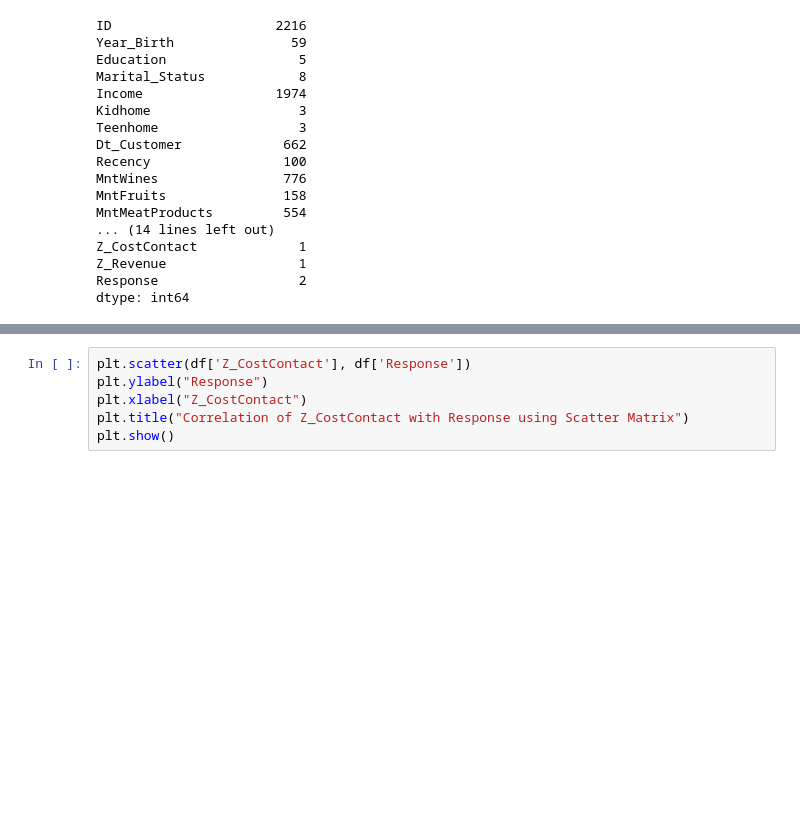
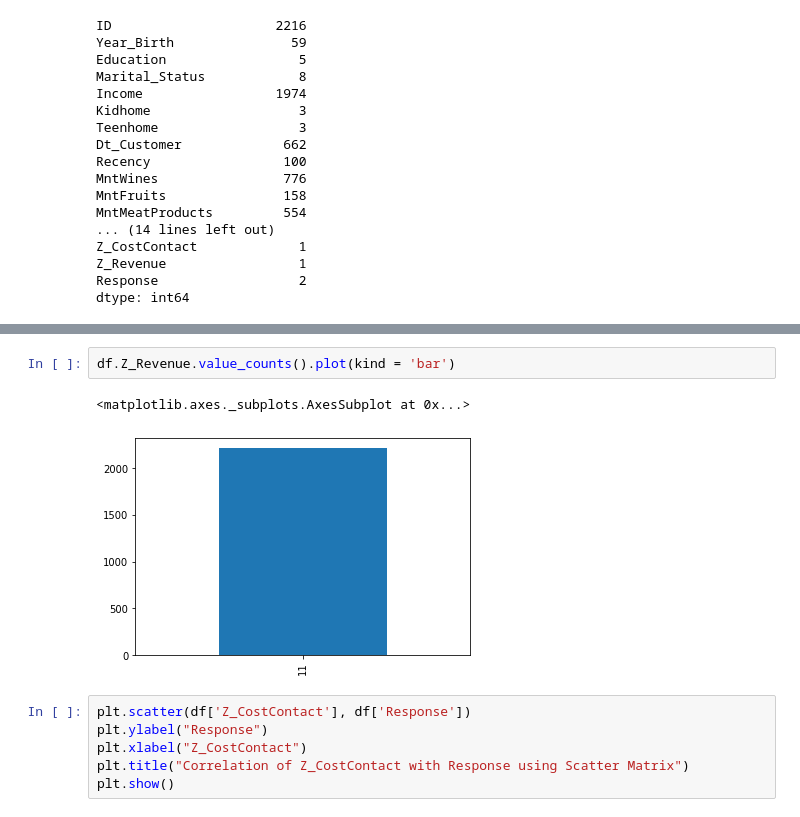
Before and after one commit to sifatnabil/Customer_Personality_Analysis, a Jupyter notebook: Customer_Personality_Analysis_(Data_Part)_.ipynb, the cells around one changed output, grey strips where cells are left out. Cells and saved outputs as stored; diff of their text form; blank space fills up the shorter version.

```diff
--- a/Customer_Personality_Analysis_(Data_Part)_.ipynb
+++ b/Customer_Personality_Analysis_(Data_Part)_.ipynb
@@ -158,3 +165,8 @@ dtype: int64
+# %%
+df.Z_Revenue.value_counts().plot(kind = 'bar')
+# %% [output]
+<matplotlib.axes._subplots.AxesSubplot at 0x...>
+[figure, added]
 # %%
 plt.scatter(df['Z_CostContact'], df['Response'])
 plt.ylabel("Response")
```
Also changed, not shown: parts of 39 cells of this notebook.
